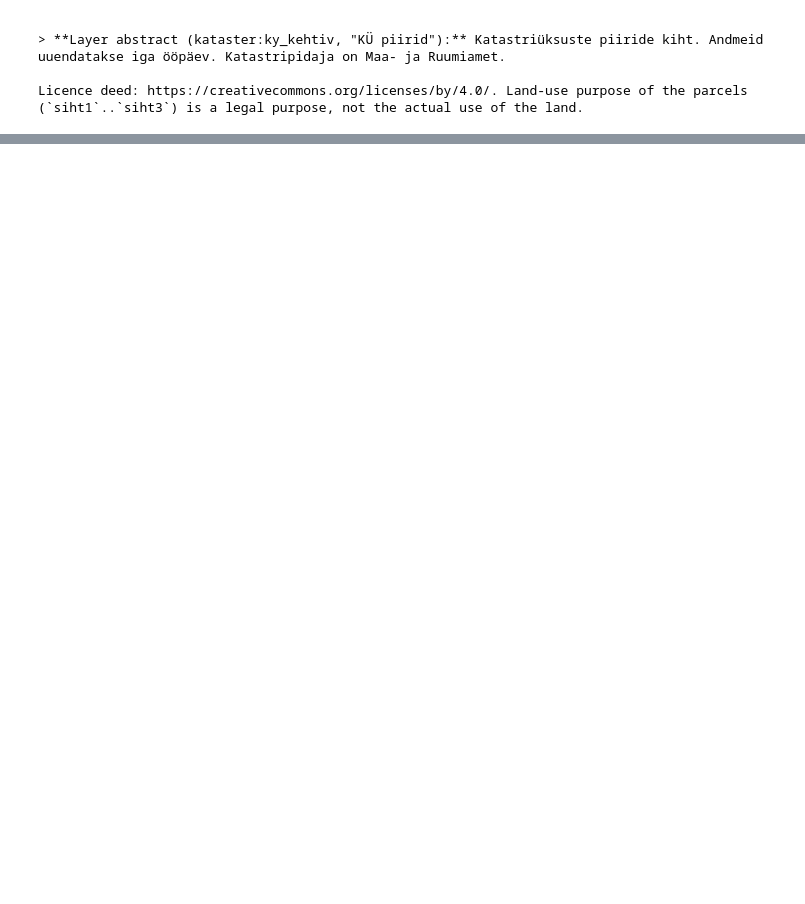
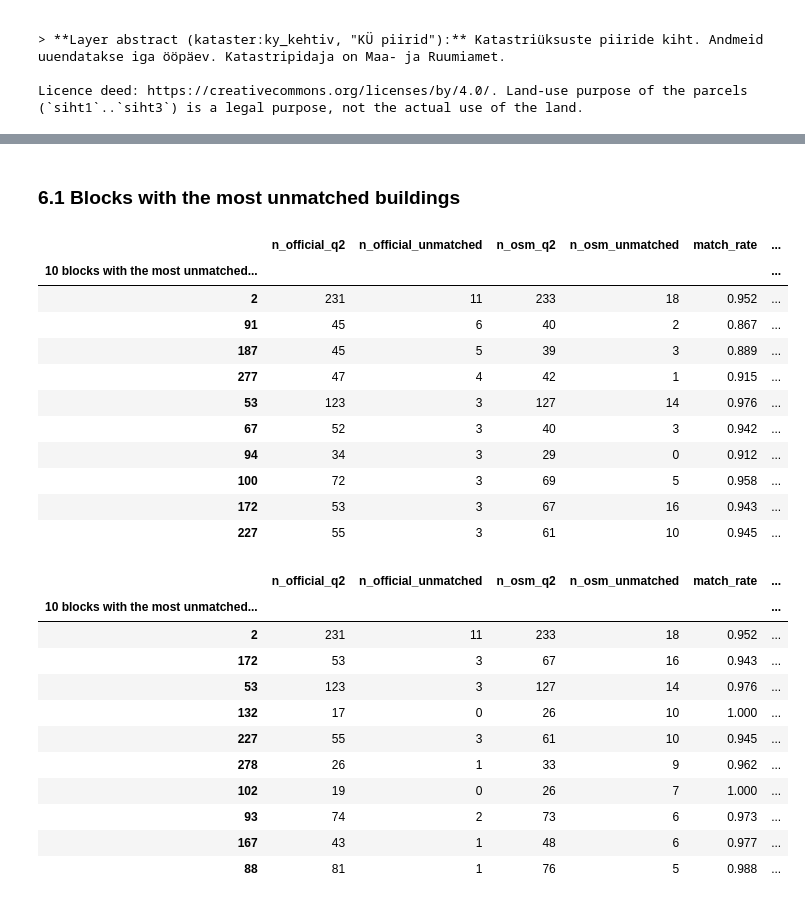
Before and after one commit to aleks-nab/haapsalu-urban-blocks, a Jupyter notebook: notebook.ipynb, the cells around one changed output, grey strips where cells are left out. Saved outputs shown, nothing was run; the diff lists cells and outputs as text; code cells hidden in the pictures; blank space fills up the shorter version.

```diff
--- a/notebook.ipynb
+++ b/notebook.ipynb
@@ -2270,0 +2341,31 @@ Licence deed: https://creativecommons.org/licenses/by/4.0/. Land-use purpose of
+# %% [markdown]
+### 6.1 Blocks with the most unmatched buildings
+# %%
+cols = ["block_id", "n_official_q2", "n_official_unmatched", "n_osm_q2", "n_osm_unmatched", "match_rate", "land_use_display", "large_block"]
+display(blocks.nlargest(10, "n_official_unmatched")[cols].round(3).set_index("block_id").rename_axis("10 blocks with the most unmatched OFFICIAL buildings"))
+display(blocks.nlargest(10, "n_osm_unmatched")[cols].round(3).set_index("block_id").rename_axis("10 blocks with the most unmatched OSM buildings"))
+# %% [output]
+|  | n_official_q2 | n_official_unmatched | n_osm_q2 | n_osm_unmatched | match_rate | ... |
+| 10 blocks with the most unmatched... |  |  |  |  |  | ... |
+| 2 | 231 | 11 | 233 | 18 | 0.952 | ... |
+| 91 | 45 | 6 | 40 | 2 | 0.867 | ... |
+| 187 | 45 | 5 | 39 | 3 | 0.889 | ... |
+| 277 | 47 | 4 | 42 | 1 | 0.915 | ... |
+| 53 | 123 | 3 | 127 | 14 | 0.976 | ... |
+| 67 | 52 | 3 | 40 | 3 | 0.942 | ... |
+| 94 | 34 | 3 | 29 | 0 | 0.912 | ... |
+| 100 | 72 | 3 | 69 | 5 | 0.958 | ... |
+| 172 | 53 | 3 | 67 | 16 | 0.943 | ... |
+| 227 | 55 | 3 | 61 | 10 | 0.945 | ... |
+|  | n_official_q2 | n_official_unmatched | n_osm_q2 | n_osm_unmatched | match_rate | ... |
+| 10 blocks with the most unmatched... |  |  |  |  |  | ... |
+| 2 | 231 | 11 | 233 | 18 | 0.952 | ... |
+| 172 | 53 | 3 | 67 | 16 | 0.943 | ... |
+| 53 | 123 | 3 | 127 | 14 | 0.976 | ... |
+| 132 | 17 | 0 | 26 | 10 | 1.000 | ... |
+| 227 | 55 | 3 | 61 | 10 | 0.945 | ... |
+| 278 | 26 | 1 | 33 | 9 | 0.962 | ... |
+| 102 | 19 | 0 | 26 | 7 | 1.000 | ... |
+| 93 | 74 | 2 | 73 | 6 | 0.973 | ... |
+| 167 | 43 | 1 | 48 | 6 | 0.977 | ... |
+| 88 | 81 | 1 | 76 | 5 | 0.988 | ... |
```
Also changed, not shown: parts of 14 cells of this notebook, 3 other files.
